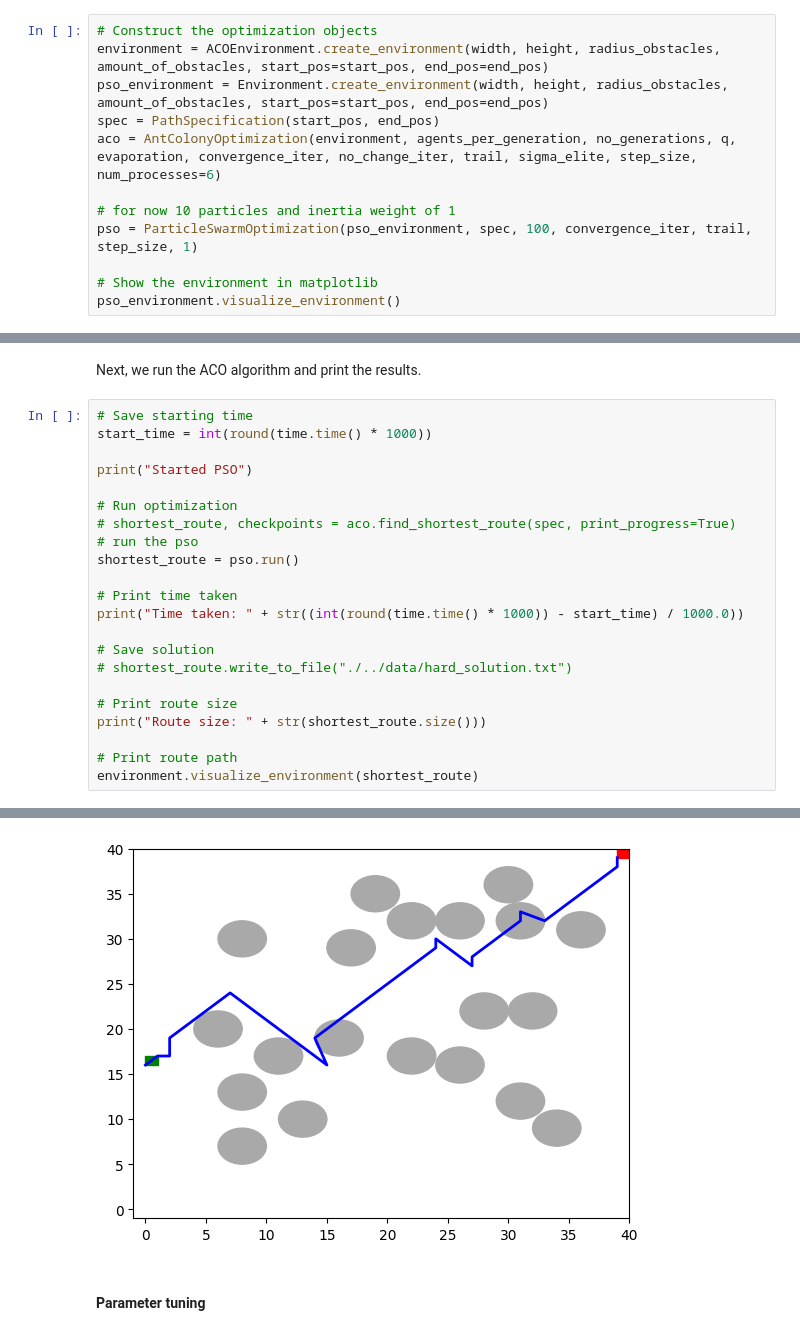
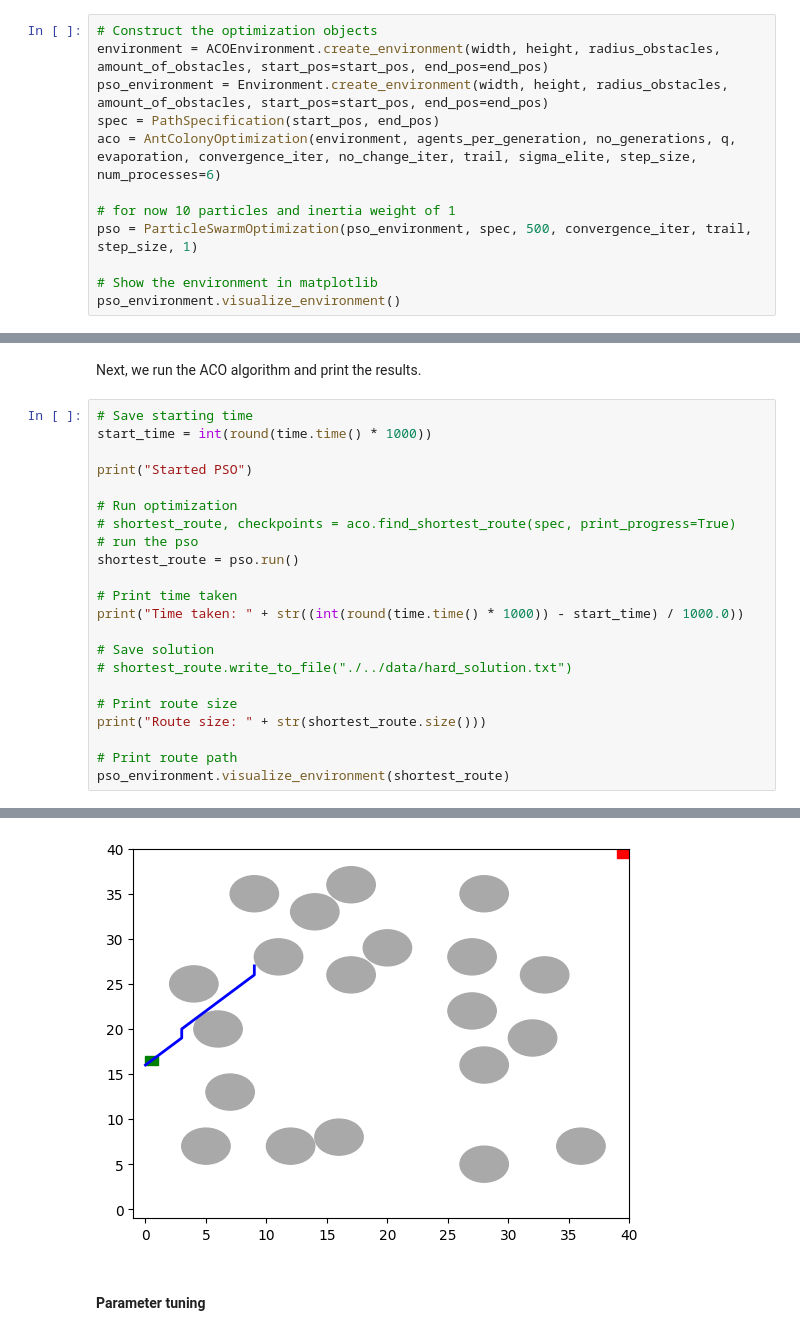
Before and after one commit to umenzi/bio-inspired_algorithms, a Jupyter notebook: src/Main.ipynb, the cells around one changed output, grey strips where cells are left out. Cells and saved outputs as stored; diff of their text form.

```diff
--- a/src/Main.ipynb
+++ b/src/Main.ipynb
@@ -53,7 +53,7 @@ spec = PathSpecification(start_pos, end_pos)
 aco = AntColonyOptimization(environment, agents_per_generation, no_generations, q, evaporation, convergence_iter, no_change_iter, trail, sigma_elite, step_size, num_processes=6)
 
 # for now 10 particles and inertia weight of 1
-pso = ParticleSwarmOptimization(pso_environment, spec, 100, convergence_iter, trail, step_size, 1)
+pso = ParticleSwarmOptimization(pso_environment, spec, 500, convergence_iter, trail, step_size, 1)
 
 # Show the environment in matplotlib
 pso_environment.visualize_environment()
@@ -84,6 +84,6 @@ print("Time taken: " + str((int(round(time.time() * 1000)) - start_time) / 1000.
 print("Route size: " + str(shortest_route.size()))
 
 # Print route path
-environment.visualize_environment(shortest_route)
+pso_environment.visualize_environment(shortest_route)
 # %% [output]
 Started PSO
@@ -106,4 +92,4 @@ Route size: 88
-[figure, old version]
+[figure, new version]
 # %% [markdown]
 #### Parameter tuning
 # %% [markdown]
```
Also changed, not shown: parts of 2 cells of this notebook, 2 other files.
